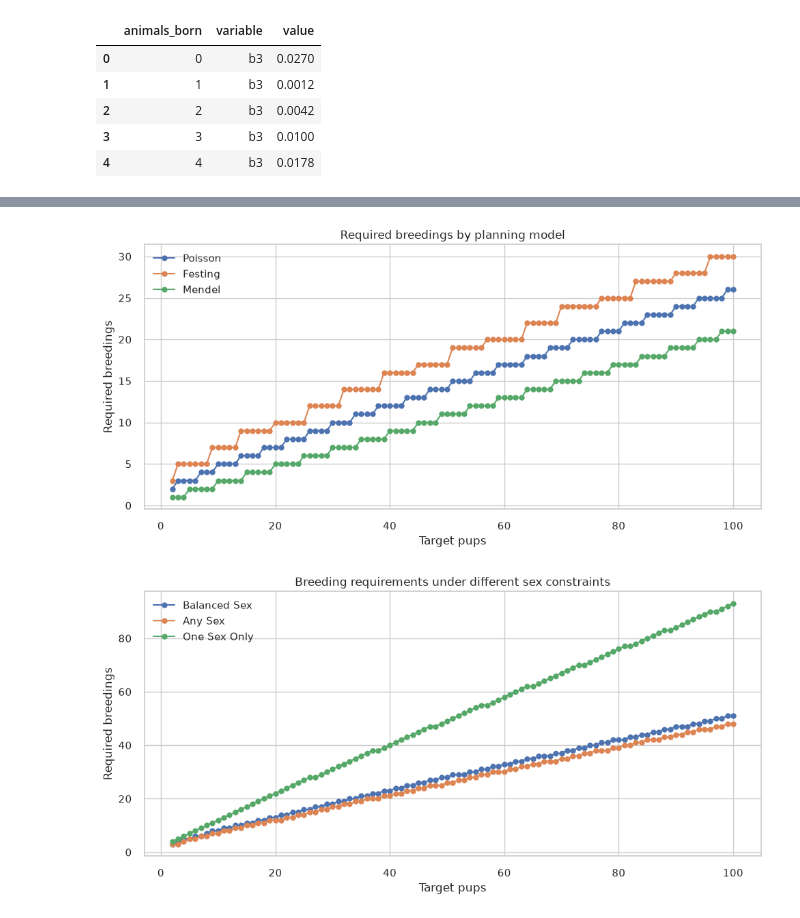
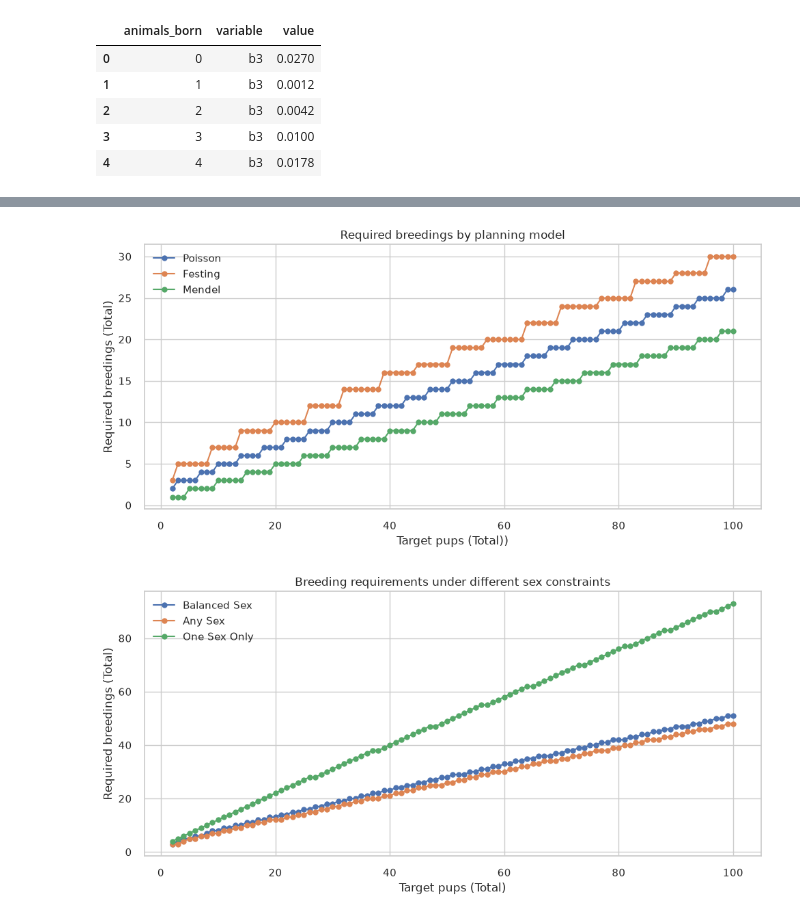
Before and after one commit to smarinovich/scif3000-analysis, a Jupyter notebook: nature_analysis.ipynb, the cells around one changed output, grey strips where cells are left out. Drawn from its saved outputs; the diff is of its cells as text; code cells hidden in the pictures.

Commit message:
update: plots now have units

```diff
--- a/nature_analysis.ipynb
+++ b/nature_analysis.ipynb
@@ -87,25 +87,25 @@ targets.head(12)
 # %%
 # Plot required breedings from the different model assumptions
 targets.columns = [str(col).strip() for col in targets.columns]
 required_cols = ['target_pups', 'req_poisson', 'req_festing', 'req_mendel']
 missing = [col for col in required_cols if col not in targets.columns]
 if missing:
     raise ValueError(f'Missing required columns in targets: {missing}')
 
 plot_df = targets[required_cols].drop_duplicates().sort_values('target_pups')
 
 plt.figure(figsize=(10, 5))
 for col in ['req_poisson', 'req_festing', 'req_mendel']:
     plt.plot(plot_df['target_pups'], plot_df[col], marker='o', label=col.replace('req_', '').title())
 
-plt.xlabel('Target pups')
-plt.ylabel('Required breedings')
+plt.xlabel('Target pups (Total))')
+plt.ylabel('Required breedings (Total)')
 plt.title('Required breedings by planning model')
 plt.legend()
 plt.tight_layout()
 plt.show()
 # %% [output]
-[figure, old version]
+[figure, new version]
 # %%
 # Compare sex-specific breeding requirements
 sex_df = targets[['target_pups', 'breedings_balanced_sex', 'breedings_any_sex', 'breedings_one_sex_only']].drop_duplicates().sort_values('target_pups')
@@ -114,11 +114,11 @@ plt.figure(figsize=(10, 5))
 for col in ['breedings_balanced_sex', 'breedings_any_sex', 'breedings_one_sex_only']:
     plt.plot(sex_df['target_pups'], sex_df[col], marker='o', label=col.replace('breedings_', '').replace('_', ' ').title())
 
-plt.xlabel('Target pups')
-plt.ylabel('Required breedings')
+plt.xlabel('Target pups (Total)')
+plt.ylabel('Required breedings (Total)')
 plt.title('Breeding requirements under different sex constraints')
 plt.legend()
 plt.tight_layout()
 plt.show()
 # %% [output]
-[figure, old version]
+[figure, new version]
```
